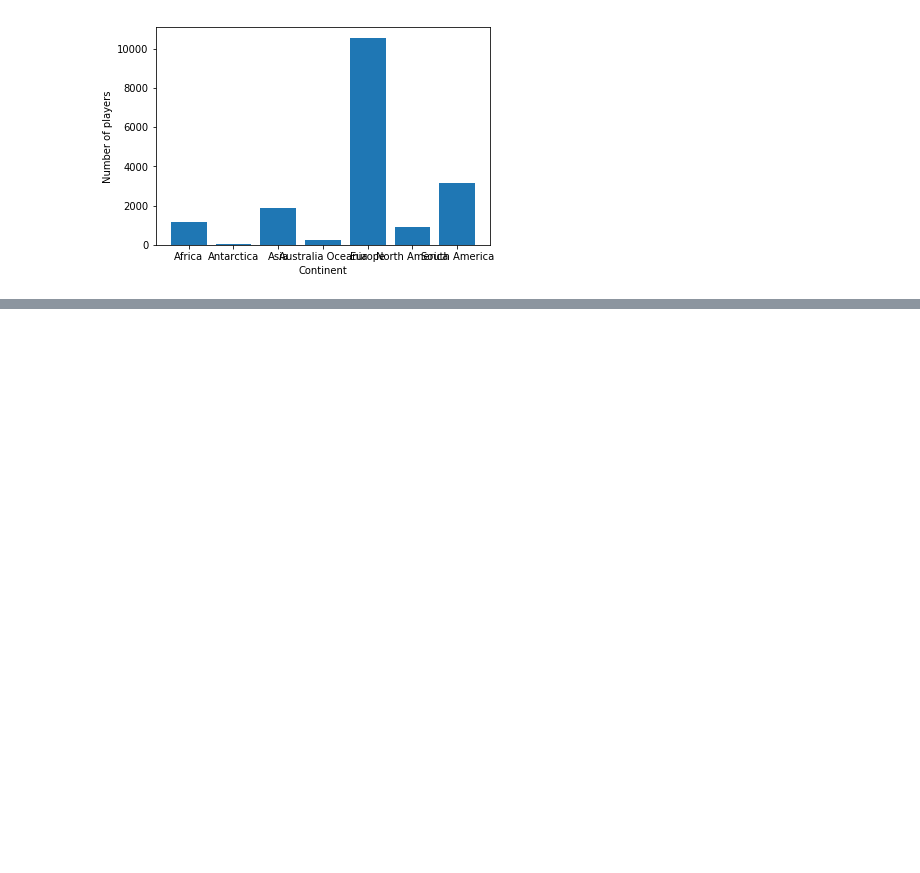
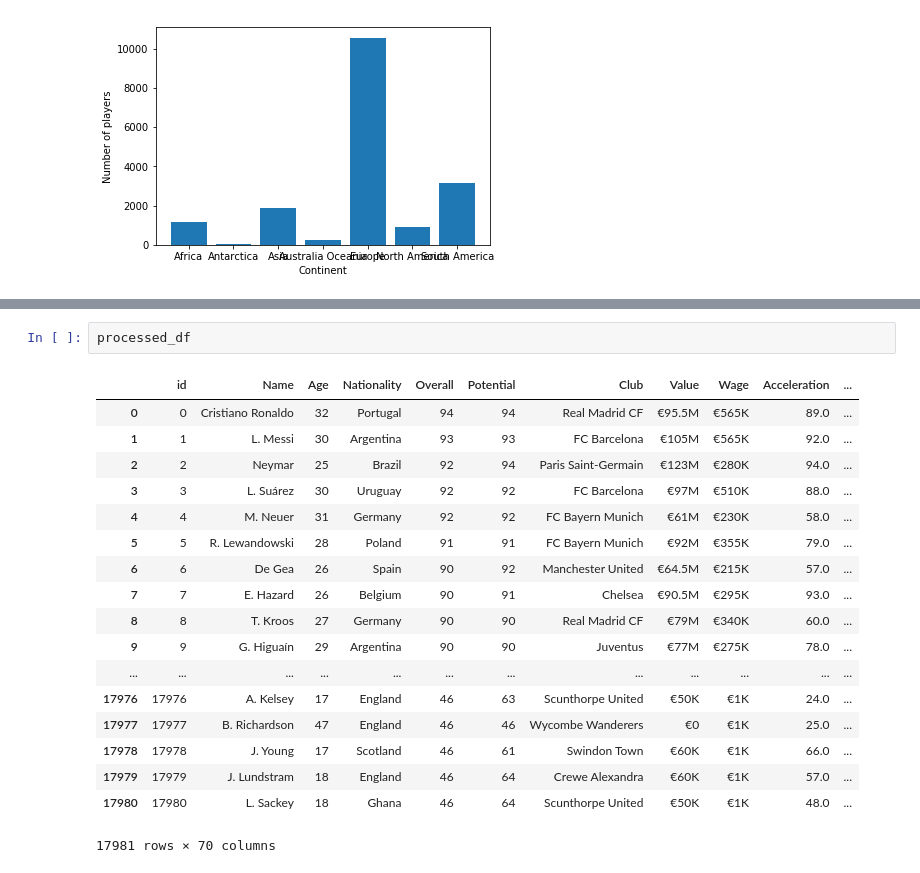
Before and after one commit to Fournierp/Fifa18, a Jupyter notebook: Fifa 18 Model.ipynb, the cells around one changed output, grey strips where cells are left out. Saved outputs shown, nothing was run; the diff lists cells and outputs as text; blank space fills up the shorter version.

```diff
--- a/Fifa 18 Model.ipynb
+++ b/Fifa 18 Model.ipynb
@@ -183 +204,22 @@ plt.show()
 [figure]
+# %%
+processed_df
+# %% [output]
+|  | id | Name | Age | Nationality | Overall | Potential | Club | Value | Wage | Acceleration | ... |
+| 0 | 0 | Cristiano Ronaldo | 32 | Portugal | 94 | 94 | Real Madrid CF | €95.5M | €565K | 89.0 | ... |
+| 1 | 1 | L. Messi | 30 | Argentina | 93 | 93 | FC Barcelona | €105M | €565K | 92.0 | ... |
+| 2 | 2 | Neymar | 25 | Brazil | 92 | 94 | Paris Saint-Germain | €123M | €280K | 94.0 | ... |
+| 3 | 3 | L. Suárez | 30 | Uruguay | 92 | 92 | FC Barcelona | €97M | €510K | 88.0 | ... |
+| 4 | 4 | M. Neuer | 31 | Germany | 92 | 92 | FC Bayern Munich | €61M | €230K | 58.0 | ... |
+| 5 | 5 | R. Lewandowski | 28 | Poland | 91 | 91 | FC Bayern Munich | €92M | €355K | 79.0 | ... |
+| 6 | 6 | De Gea | 26 | Spain | 90 | 92 | Manchester United | €64.5M | €215K | 57.0 | ... |
+| 7 | 7 | E. Hazard | 26 | Belgium | 90 | 91 | Chelsea | €90.5M | €295K | 93.0 | ... |
+| 8 | 8 | T. Kroos | 27 | Germany | 90 | 90 | Real Madrid CF | €79M | €340K | 60.0 | ... |
+| 9 | 9 | G. Higuaín | 29 | Argentina | 90 | 90 | Juventus | €77M | €275K | 78.0 | ... |
+| ... | ... | ... | ... | ... | ... | ... | ... | ... | ... | ... | ... |
+| 17976 | 17976 | A. Kelsey | 17 | England | 46 | 63 | Scunthorpe United | €50K | €1K | 24.0 | ... |
+| 17977 | 17977 | B. Richardson | 47 | England | 46 | 46 | Wycombe Wanderers | €0 | €1K | 25.0 | ... |
+| 17978 | 17978 | J. Young | 17 | Scotland | 46 | 61 | Swindon Town | €60K | €1K | 66.0 | ... |
+| 17979 | 17979 | J. Lundstram | 18 | England | 46 | 64 | Crewe Alexandra | €60K | €1K | 57.0 | ... |
+| 17980 | 17980 | L. Sackey | 18 | Ghana | 46 | 64 | Scunthorpe United | €50K | €1K | 48.0 | ... |
+17981 rows × 70 columns
```
Also changed, not shown: parts of 4 cells of this notebook.
